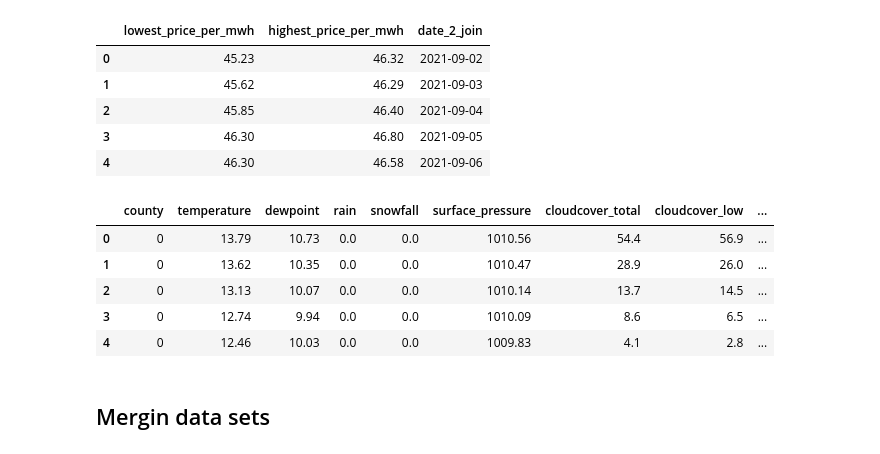
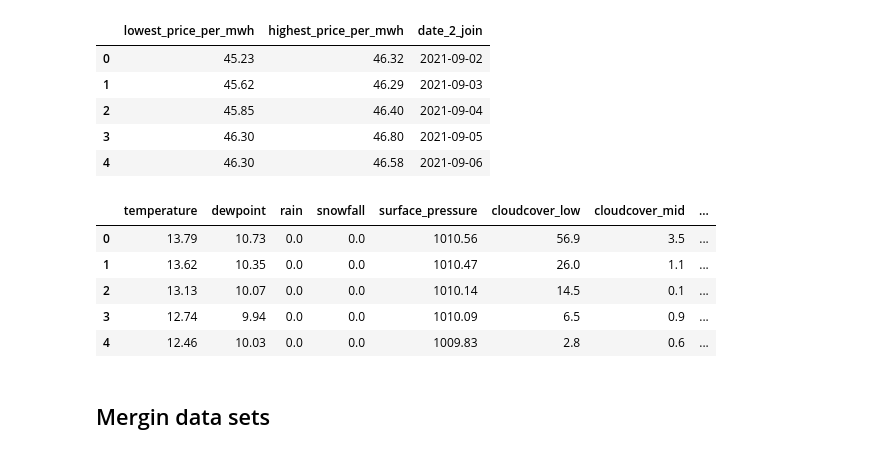
Before and after one commit to josemgoji/Proyecto-integrador-2, a Jupyter notebook: datalab/MergeDatasets.ipynb, the cells around one changed output. Saved outputs shown, nothing was run; the diff lists cells and outputs as text; code cells hidden in the pictures.

```diff
--- a/datalab/MergeDatasets.ipynb
+++ b/datalab/MergeDatasets.ipynb
@@ -13,21 +12,20 @@ sys.path.insert(1, ROOT_PATH) # Insertar la ruta en sys.path
 import root
 # %%
 #creating paths from root
-
-client_path = root.DIR_DATA_RAW + 'client.csv'
-electricity_prices_path = root.DIR_DATA_RAW + 'electricity_prices.csv'
-gas_prices_path = root.DIR_DATA_RAW + 'gas_prices.csv'
-historical_weather_path = root.DIR_DATA_RAW + 'hist_weather_processed.csv'
-train_path_c = root.DIR_DATA_RAW + 'train_consumption.csv'
-train_path_p = root.DIR_DATA_RAW + 'train_production.csv'
+client_path = root.DIR_DATA_RAW + 'client_processed.pkl'
+electricity_prices_path = root.DIR_DATA_RAW + 'electricity_processed.pkl'
+gas_prices_path = root.DIR_DATA_RAW + 'gas_processed.pkl'
+historical_weather_path = root.DIR_DATA_RAW + 'hist_weather_processed.pkl'
+train_path_c = root.DIR_DATA_RAW + 'train_consumption.pkl'
+train_path_p = root.DIR_DATA_RAW + 'train_production.pkl'
 # %%
 # Read datasets from local
-client = pd.read_csv(client_path)
-electricity_prices = pd.read_csv(electricity_prices_path)
-gas_prices = pd.read_csv(gas_prices_path)
-historical_weather = pd.read_csv(historical_weather_path)
-train_c = pd.read_csv(train_path_c)
-train_p = pd.read_csv(train_path_p)
+client = pd.read_pickle(client_path)
+electricity_prices = pd.read_pickle(electricity_prices_path)
+gas_prices = pd.read_pickle(gas_prices_path)
+historical_weather = pd.read_pickle(historical_weather_path)
+train_c = pd.read_pickle(train_path_c)
+train_p = pd.read_pickle(train_path_p)
 # %%
 train_p.isnull().sum()
 # %% [output]
@@ -130,18 +114,16 @@ gas_prices.head()
 | 3 | 46.30 | 46.80 | 2021-09-05 |
 | 4 | 46.30 | 46.58 | 2021-09-06 |
 # %%
-historical_weather = historical_weather[historical_weather['county'] == 0]
-historical_weather['datetime'] = pd.to_datetime(historical_weather['datetime'])
 historical_weather['date_2_join'] = historical_weather['datetime'] + pd.Timedelta(days=2)
-historical_weather.drop(columns=['datetime','date'], inplace=True)
+historical_weather.drop(columns=['datetime'], inplace=True)
 historical_weather.head()
 # %% [output]
-|  | county | temperature | dewpoint | rain | snowfall | surface_pressure | cloudcover_total | cloudcover_low | ... |
-| 0 | 0 | 13.79 | 10.73 | 0.0 | 0.0 | 1010.56 | 54.4 | 56.9 | ... |
-| 1 | 0 | 13.62 | 10.35 | 0.0 | 0.0 | 1010.47 | 28.9 | 26.0 | ... |
-| 2 | 0 | 13.13 | 10.07 | 0.0 | 0.0 | 1010.14 | 13.7 | 14.5 | ... |
-| 3 | 0 | 12.74 | 9.94 | 0.0 | 0.0 | 1010.09 | 8.6 | 6.5 | ... |
-| 4 | 0 | 12.46 | 10.03 | 0.0 | 0.0 | 1009.83 | 4.1 | 2.8 | ... |
+|  | temperature | dewpoint | rain | snowfall | surface_pressure | cloudcover_low | cloudcover_mid | ... |
+| 0 | 13.79 | 10.73 | 0.0 | 0.0 | 1010.56 | 56.9 | 3.5 | ... |
+| 1 | 13.62 | 10.35 | 0.0 | 0.0 | 1010.47 | 26.0 | 1.1 | ... |
+| 2 | 13.13 | 10.07 | 0.0 | 0.0 | 1010.14 | 14.5 | 0.1 | ... |
+| 3 | 12.74 | 9.94 | 0.0 | 0.0 | 1010.09 | 6.5 | 0.9 | ... |
+| 4 | 12.46 | 10.03 | 0.0 | 0.0 | 1009.83 | 2.8 | 0.6 | ... |
 # %% [markdown]
 ## Mergin data sets
 # %%
```
Also changed, not shown: parts of 25 cells of this notebook, 2 other files.
